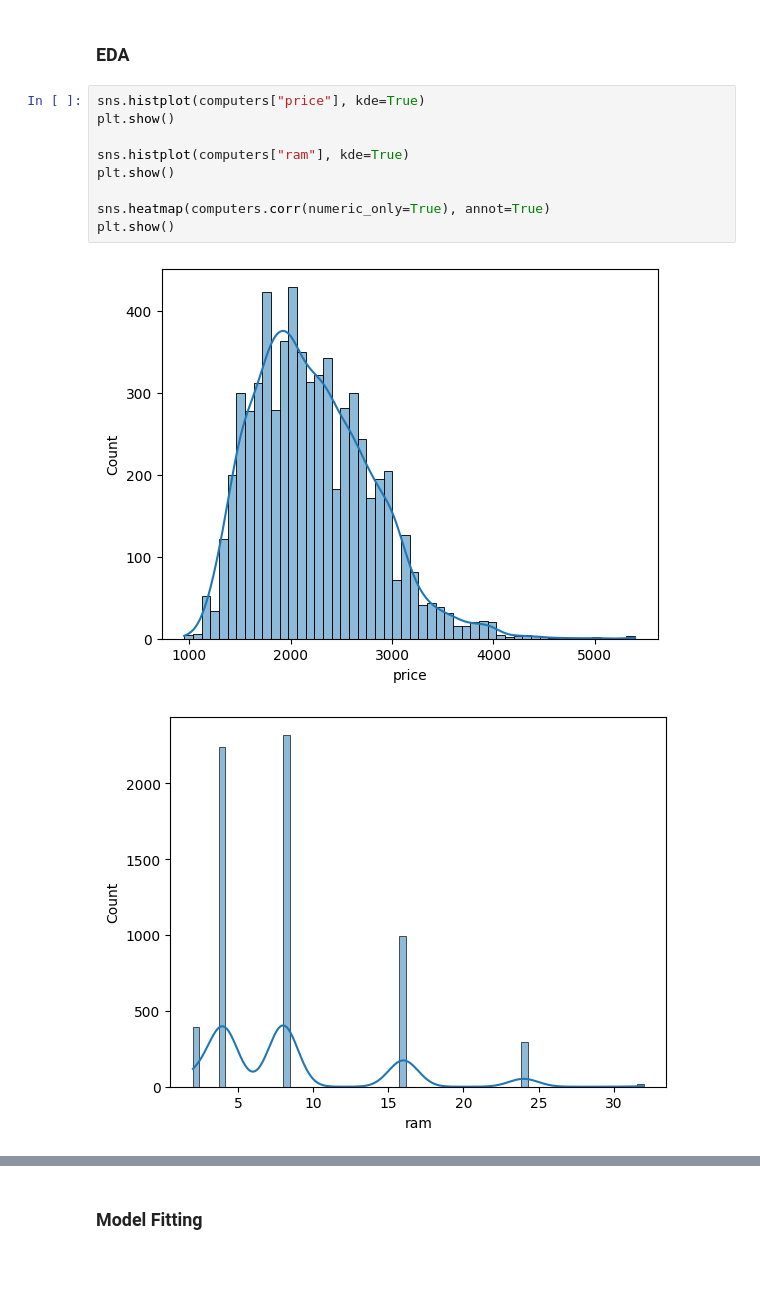
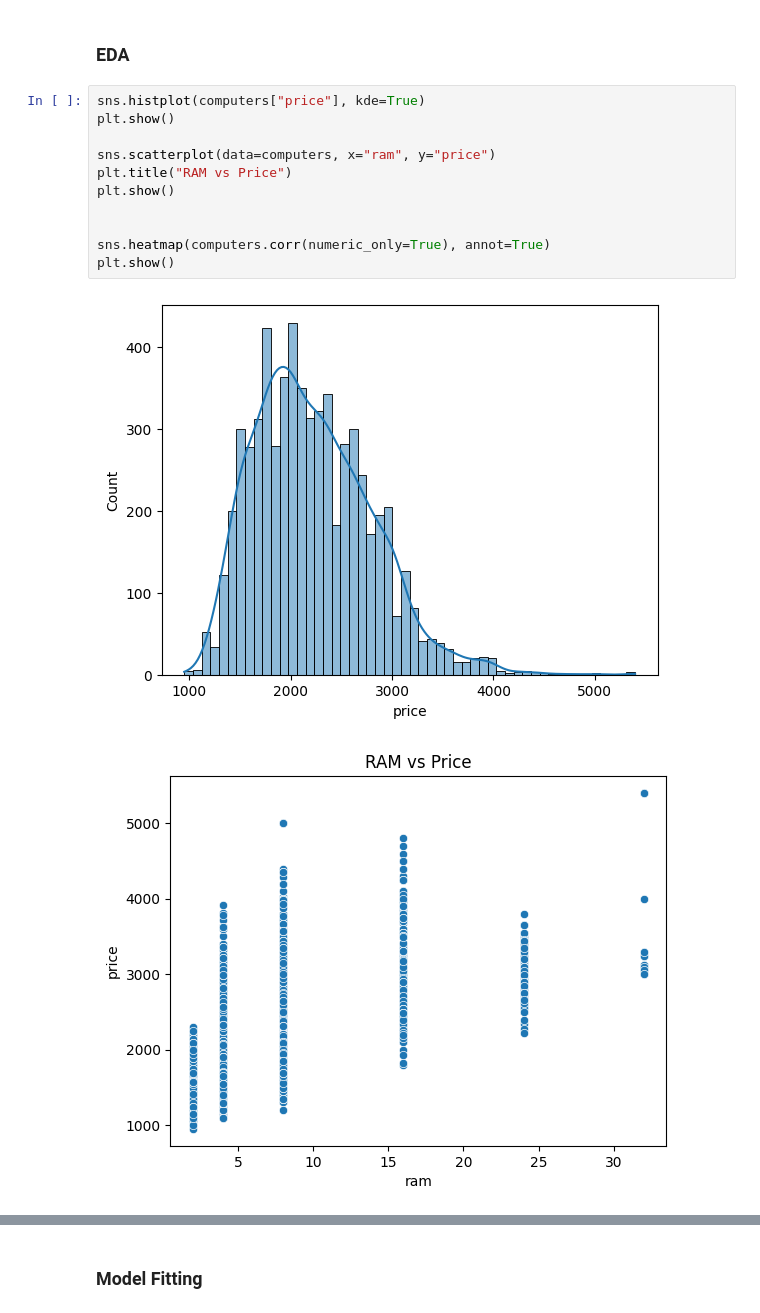
Before and after one commit to Devilstix/BIT_Data_analyst, a Jupyter notebook: 05_regressions/02_lesson/02_simple_regression_assignments.ipynb, the cells around one changed output, grey strips where cells are left out. Cells and saved outputs as stored; diff of their text form; blank space fills up the shorter version.

```diff
--- a/05_regressions/02_lesson/02_simple_regression_assignments.ipynb
+++ b/05_regressions/02_lesson/02_simple_regression_assignments.ipynb
@@ -26,15 +26,17 @@ computers.head()
 # %%
 sns.histplot(computers["price"], kde=True)
 plt.show()
 
-sns.histplot(computers["ram"], kde=True)
+sns.scatterplot(data=computers, x="ram", y="price")
+plt.title("RAM vs Price")
 plt.show()
+
 
 sns.heatmap(computers.corr(numeric_only=True), annot=True)
 plt.show()
 # %% [output]
 [figure]
-[figure, old version]
+[figure, new version]
 [figure]
 # %% [markdown]
 ### Model Fitting
```
Also changed, not shown: 2 other files.
